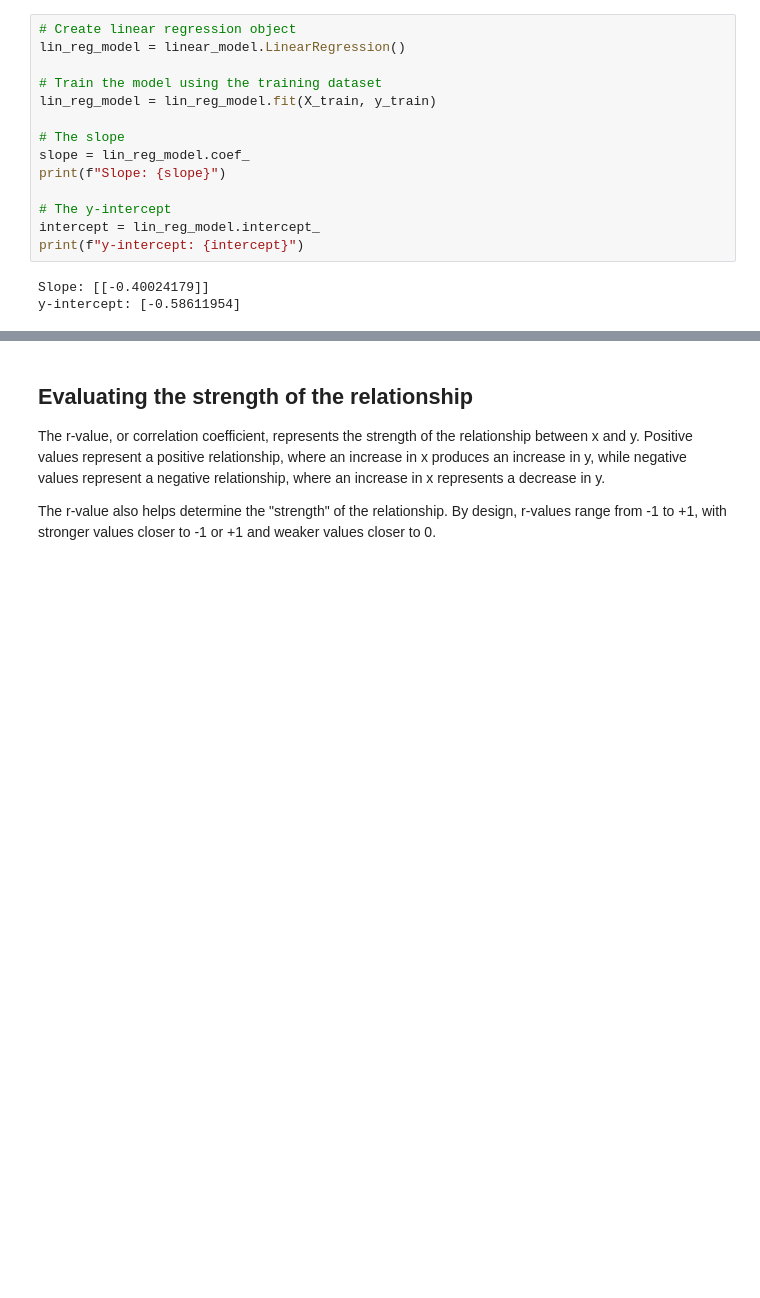
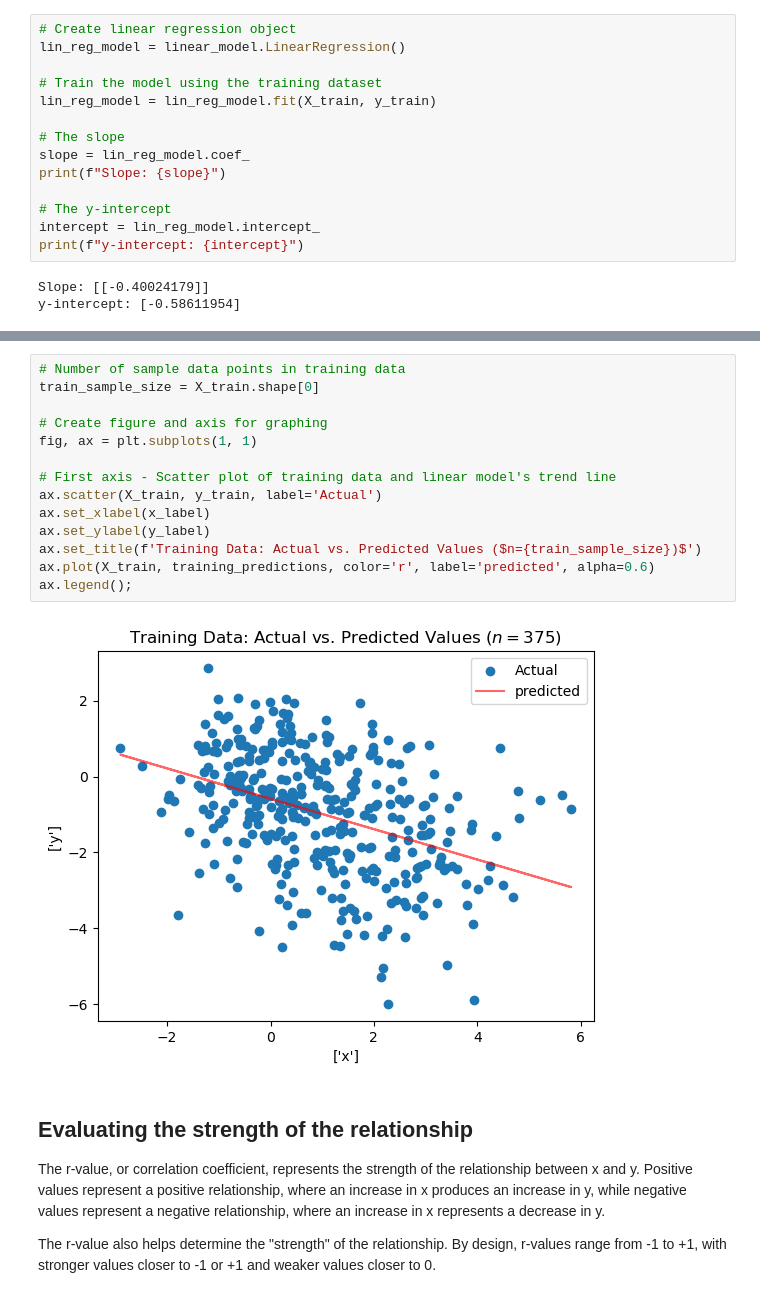
Before and after one commit to papir805/Stanford-ML-Class, a Jupyter notebook: notebooks/linear_regression.ipynb, the cells around one changed output, grey strips where cells are left out. Cells and saved outputs as stored; diff of their text form; blank space fills up the shorter version.

Commit message:
rewrote some markdown sections, placed scatter plot and line of best fit graph immediately after model is fit

```diff
--- a/notebooks/linear_regression.ipynb
+++ b/notebooks/linear_regression.ipynb
@@ -79,3 +112,19 @@ The negative slope indicates a negative relationship between x and y, meaning wh
+# %%
+# Number of sample data points in training data
+train_sample_size = X_train.shape[0]
+
+# Create figure and axis for graphing
+fig, ax = plt.subplots(1, 1)
+
+# First axis - Scatter plot of training data and linear model's trend line
+ax.scatter(X_train, y_train, label='Actual')
+ax.set_xlabel(x_label)
+ax.set_ylabel(y_label)
+ax.set_title(f'Training Data: Actual vs. Predicted Values ($n={train_sample_size})$')
+ax.plot(X_train, training_predictions, color='r', label='predicted', alpha=0.6)
+ax.legend();
+# %% [output]
+[figure, added]
 # %% [markdown]
 ## Evaluating the strength of the relationship
 
```
Also changed, not shown: parts of 16 cells of this notebook, 1 other file.
